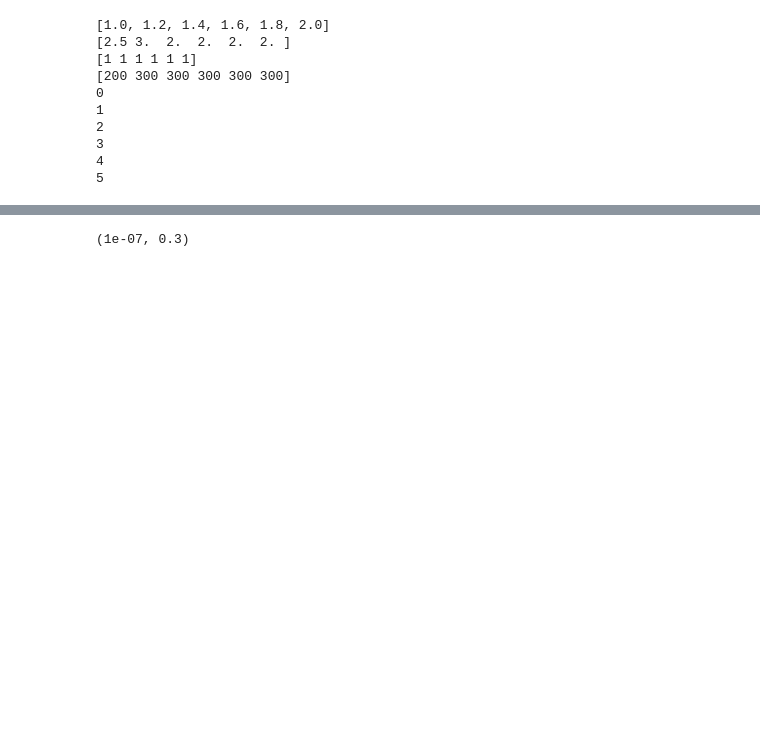
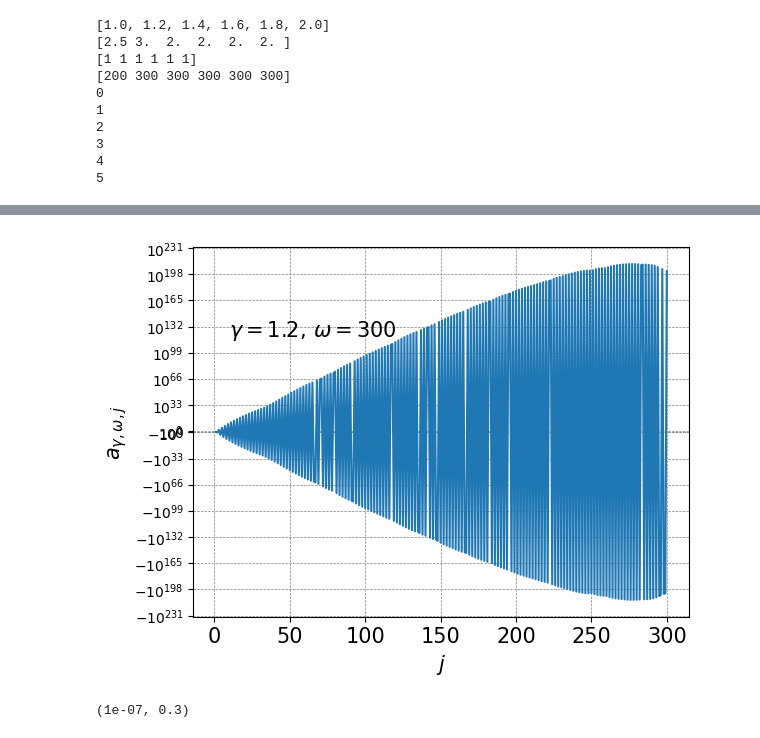
Before and after one commit to saf92/Urn-balls-in-bins-model, a Jupyter notebook: urn_code.ipynb, the cells around one changed output, grey strips where cells are left out. Saved outputs shown, nothing was run; the diff lists cells and outputs as text; code cells hidden in the pictures; blank space fills up the shorter version.

```diff
--- a/urn_code.ipynb
+++ b/urn_code.ipynb
@@ -436,3 +436,27 @@ l=1/np.sum(sum_preds[0][0]*sum_preds[0][2])
 3
 4
 5
+# %%
+font_sizes_summand=[15,15,15,10,15]
+label_arr_summand=[r'$j$',r'$a_{\gamma,\omega,j}$',font_sizes_summand,0]
+
+# plt.plot(sum_preds[4][1][299])
+# plt.plot(sum_preds[3][1][299])
+# plt.plot(sum_preds[2][1][299])
+# plt.plot(sum_preds[1][1][299])
+# plt.plot(sum_preds[0][1][199])
+
+k=299
+i=1
+
+plt.plot(np.arange(1,k+2,1),sum_preds[i][1][k])
+
+
+plt.yscale('symlog')
+
+plt.text(10,10**120,r'$\gamma={}, \, \omega={}$'.format(gs_sum[i],w_ss_sum[i]),fontsize=15)
+
+add_labels(plt,*label_arr_summand)
+
+# plt.savefig(direc_save+'urn_summands',bbox_inches = 'tight')
+# %% [output]
@@ -439,3 +464,4 @@ l=1/np.sum(sum_preds[0][0]*sum_preds[0][2])
+[figure, added]
 # %%
 counter_types=['o','v','^','<','>','s']
 
```
Also changed, not shown: parts of 12 cells of this notebook, 6 other files.
